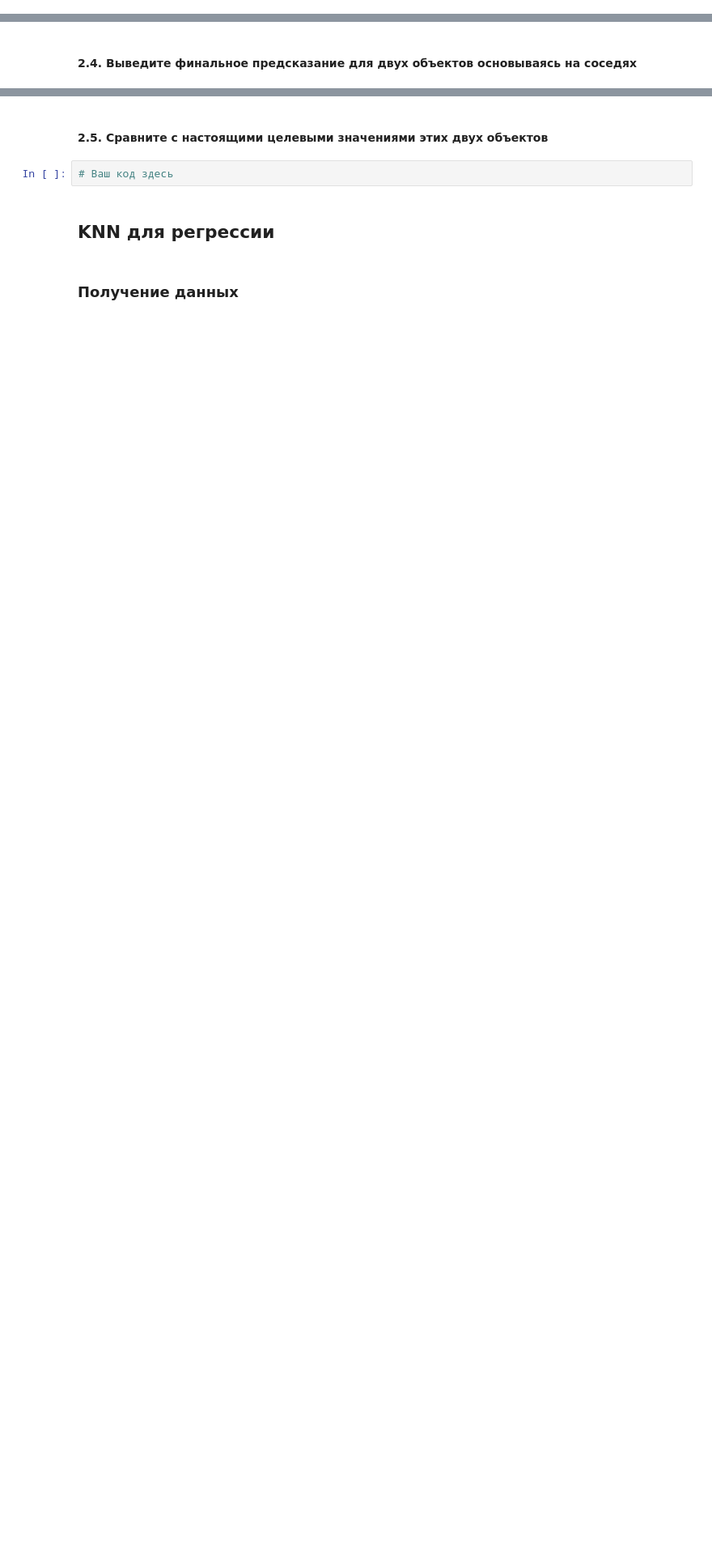
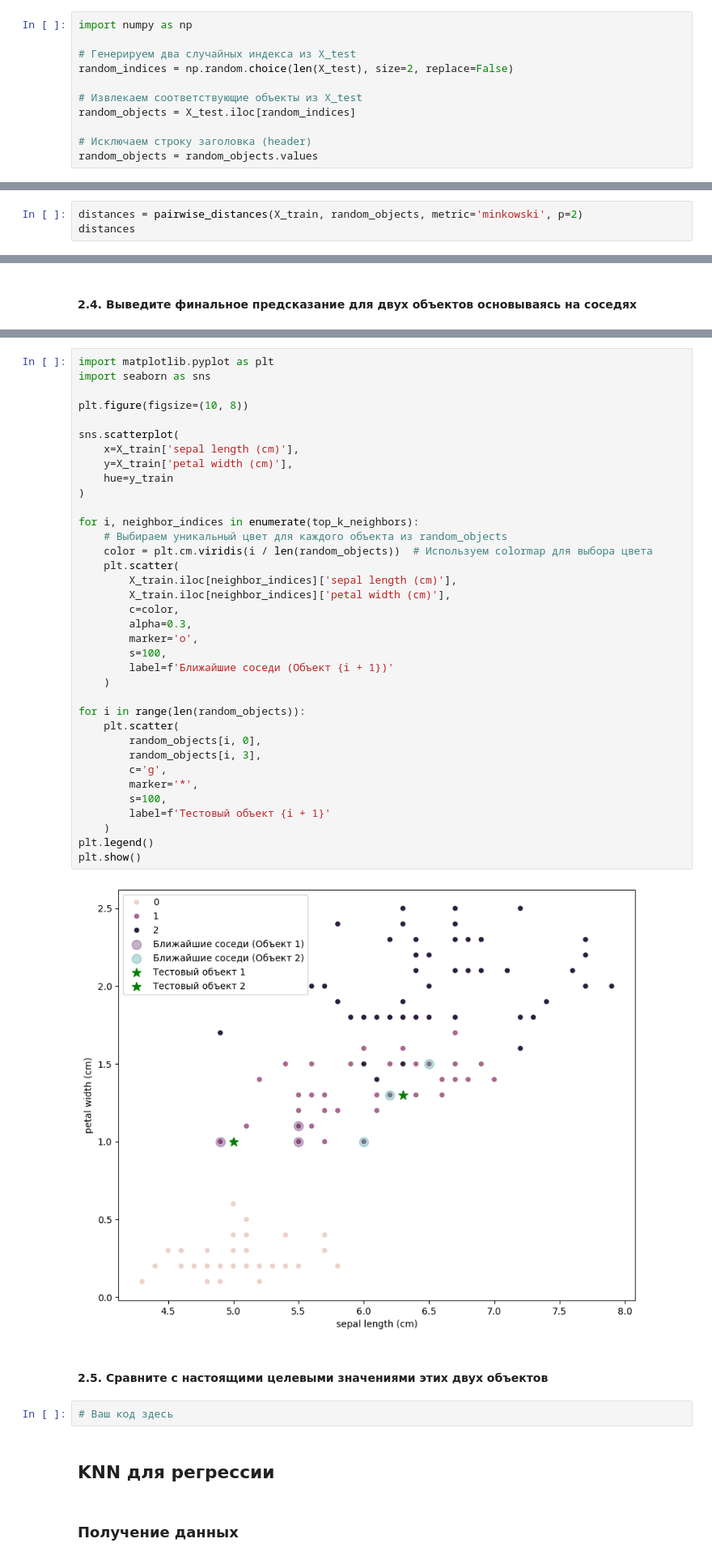
Before and after one commit to mixa15341/Data_Minimg, a Jupyter notebook: 6/Практическая_работа_№6_Метод_K_ближайших_соседей.ipynb, the cells around one changed output, grey strips where cells are left out. Shown at 81% size. Saved outputs shown, nothing was run; the diff lists cells and outputs as text; blank space fills up the shorter version.

```diff
--- a/6/Практическая_работа_№6_Метод_K_ближайших_соседей.ipynb
+++ b/6/Практическая_работа_№6_Метод_K_ближайших_соседей.ipynb
@@ -147,5 +147,16 @@ for p in range(-2, 10):
 Расстояние Минковского (p=7): 7.00265258162485
 Расстояние Минковского (p=8): 7.0009953541340835
 Расстояние Минковского (p=9): 7.000379289075169
+# %%
+import numpy as np
+
+# Генерируем два случайных индекса из X_test
+random_indices = np.random.choice(len(X_test), size=2, replace=False)
+
+# Извлекаем соответствующие объекты из X_test
+random_objects = X_test.iloc[random_indices]
+
+# Исключаем строку заголовка (header)
+random_objects = random_objects.values
 # %% [markdown]
 #### 2.2. Посчитайте для каждого расстояния до всех объектов из обучения
@@ -153,0 +163,3 @@ for p in range(-2, 10):
+# %%
+distances = pairwise_distances(X_train, random_objects, metric='minkowski', p=2)
+distances
@@ -162,3 +228,41 @@ for p in range(-2, 10):
+# %%
+import matplotlib.pyplot as plt
+import seaborn as sns
+
+plt.figure(figsize=(10, 8))
+
+sns.scatterplot(
+    x=X_train['sepal length (cm)'],
+    y=X_train['petal width (cm)'],
+    hue=y_train
+)
+
+for i, neighbor_indices in enumerate(top_k_neighbors):
+    # Выбираем уникальный цвет для каждого объекта из random_objects
+    color = plt.cm.viridis(i / len(random_objects))  # Используем colormap для выбора цвета
+    plt.scatter(
+        X_train.iloc[neighbor_indices]['sepal length (cm)'],
+        X_train.iloc[neighbor_indices]['petal width (cm)'],
+        c=color,
+        alpha=0.3,
+        marker='o',
+        s=100,
+        label=f'Ближайшие соседи (Объект {i + 1})'
+    )
+
+for i in range(len(random_objects)):
+    plt.scatter(
+        random_objects[i, 0],
+        random_objects[i, 3],
+        c='g',
+        marker='*',
+        s=100,
+        label=f'Тестовый объект {i + 1}'
+    )
+plt.legend()
+plt.show()
+# %% [output]
+[figure, added]
 # %% [markdown]
 #### 2.5. Сравните с настоящими целевыми значениями этих двух объектов
 # %%
```
Also changed, not shown: parts of 129 cells of this notebook.
